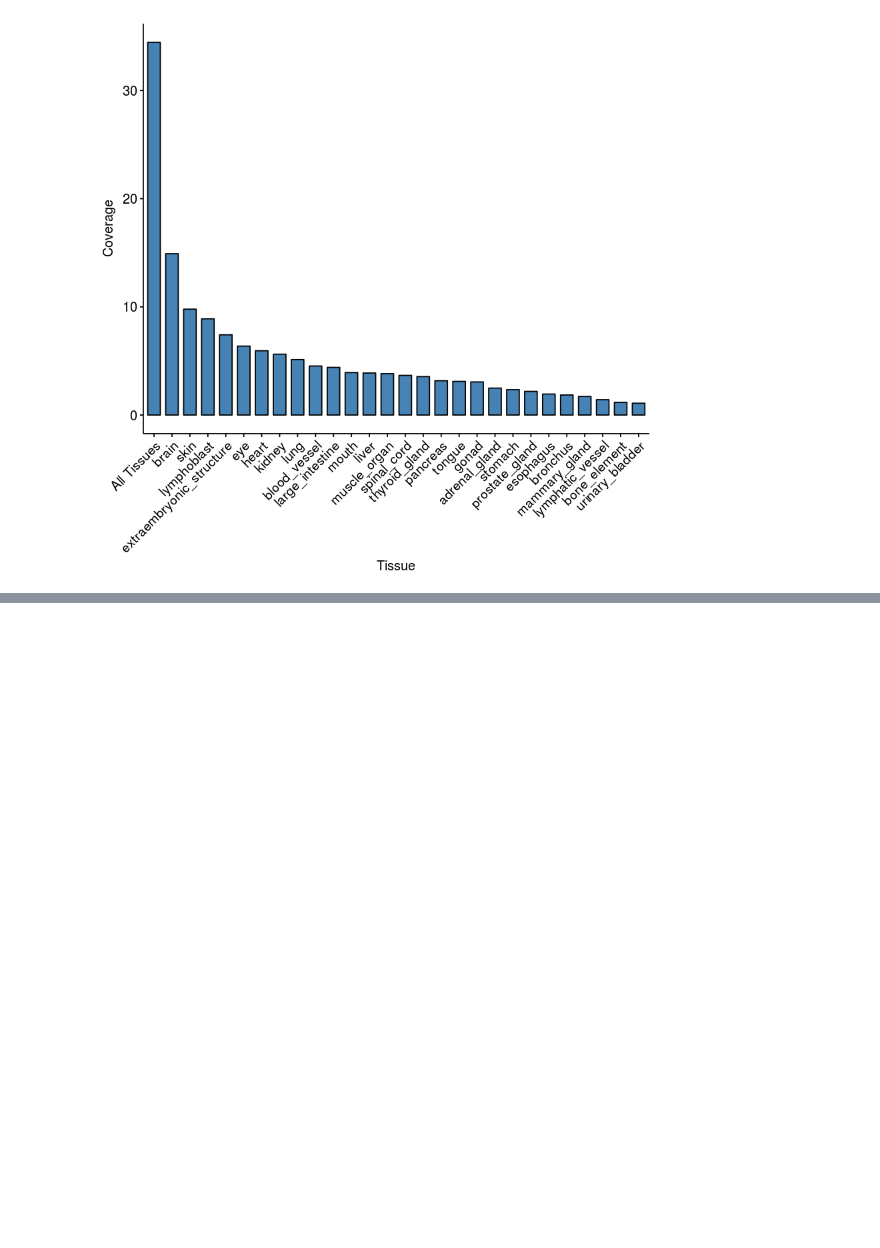
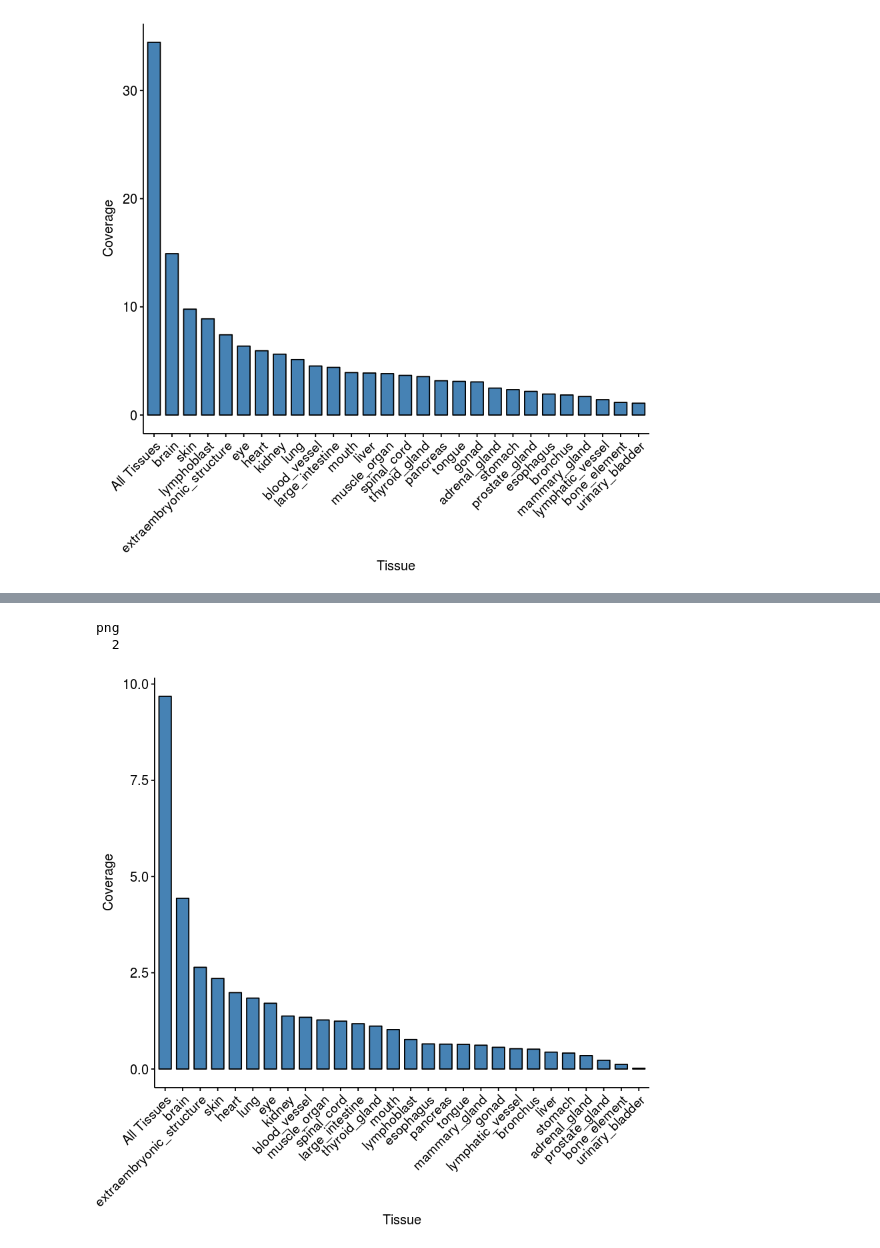
Before and after one commit to PriceLab/BDDS, a Jupyter notebook: footprints/manuscript/Analyze_Footprint_Coverage.ipynb, the cells around one changed output, grey strips where cells are left out. Saved outputs shown, nothing was run; the diff lists cells and outputs as text; code cells hidden in the pictures; blank space fills up the shorter version.

Commit message:
Added mixed footprint plot

```diff
--- a/footprints/manuscript/Analyze_Footprint_Coverage.ipynb
+++ b/footprints/manuscript/Analyze_Footprint_Coverage.ipynb
@@ -486,0 +526,23 @@ total.coverage
+# %%
+# Make it into a DF
+tissue.coverage <- data_frame(Tissue = all.tissues,
+                              Total.Width = unlist(individual.coverages),
+                              Coverage = 100*Total.Width/3253848404
+                             )
+# %%
+# Put together everything to make the one big range for all tissues
+reduced.grlist <- GRangesList(reduced.list)
+big.gr <- unlist(reduced.grlist, recursive = TRUE, use.names = TRUE)
+# %%
+# Now combine the ranges, reduce, and use the widths operator to find full coverage
+all.reduced <- GenomicRanges::reduce(big.gr)
+
+# Sum the areas using the "width" operator to get each area
+total.bp <- sum(as.numeric(width(all.reduced)))
+# %%
+# Add it to the other one
+total.coverage <- data_frame(Tissue = 'All Tissues',
+                              Total.Width = total.bp,
+                              Coverage = 100*Total.Width/3253848404
+                             )
+total.coverage <- bind_rows(tissue.coverage, total.coverage) %>% arrange(desc(Total.Width))
@@ -486,0 +552,20 @@ total.coverage
+# %%
+# Plot it
+total.coverage %>% ggbarplot(x = "Tissue",
+                              y = "Coverage",
+                              fill = "steelblue",
+                              x.text.angle = 45,
+                              sort.val = "desc"
+                             ) -> filtered.plot
+
+# Save to a figure
+png("./coverageFilteredPlot.png")
+filtered.plot
+dev.off()
+
+# Show it
+filtered.plot
+# %% [output]
+png
+  2
+[figure, added]
```
Also changed, not shown: parts of 15 cells of this notebook, 4 other files.
